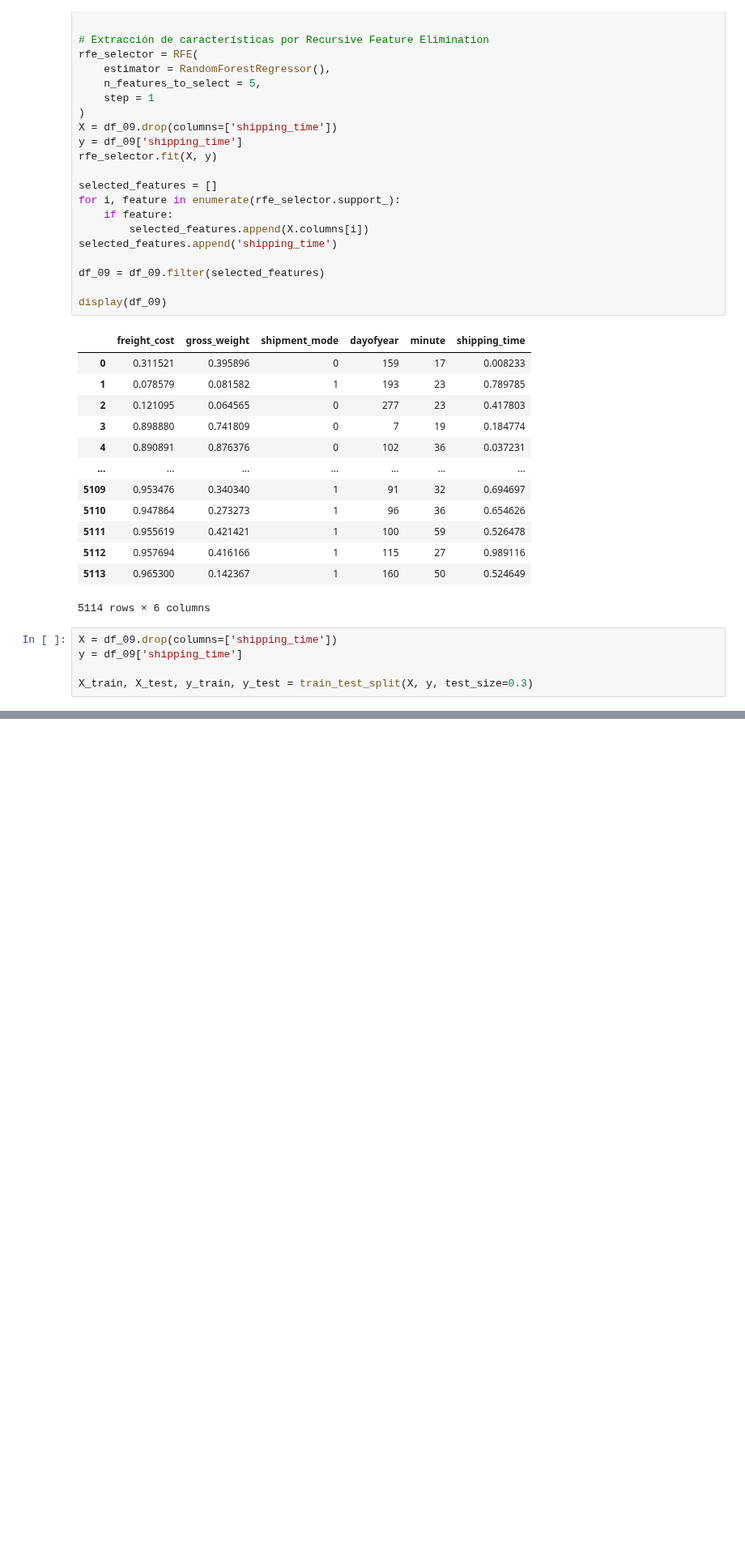
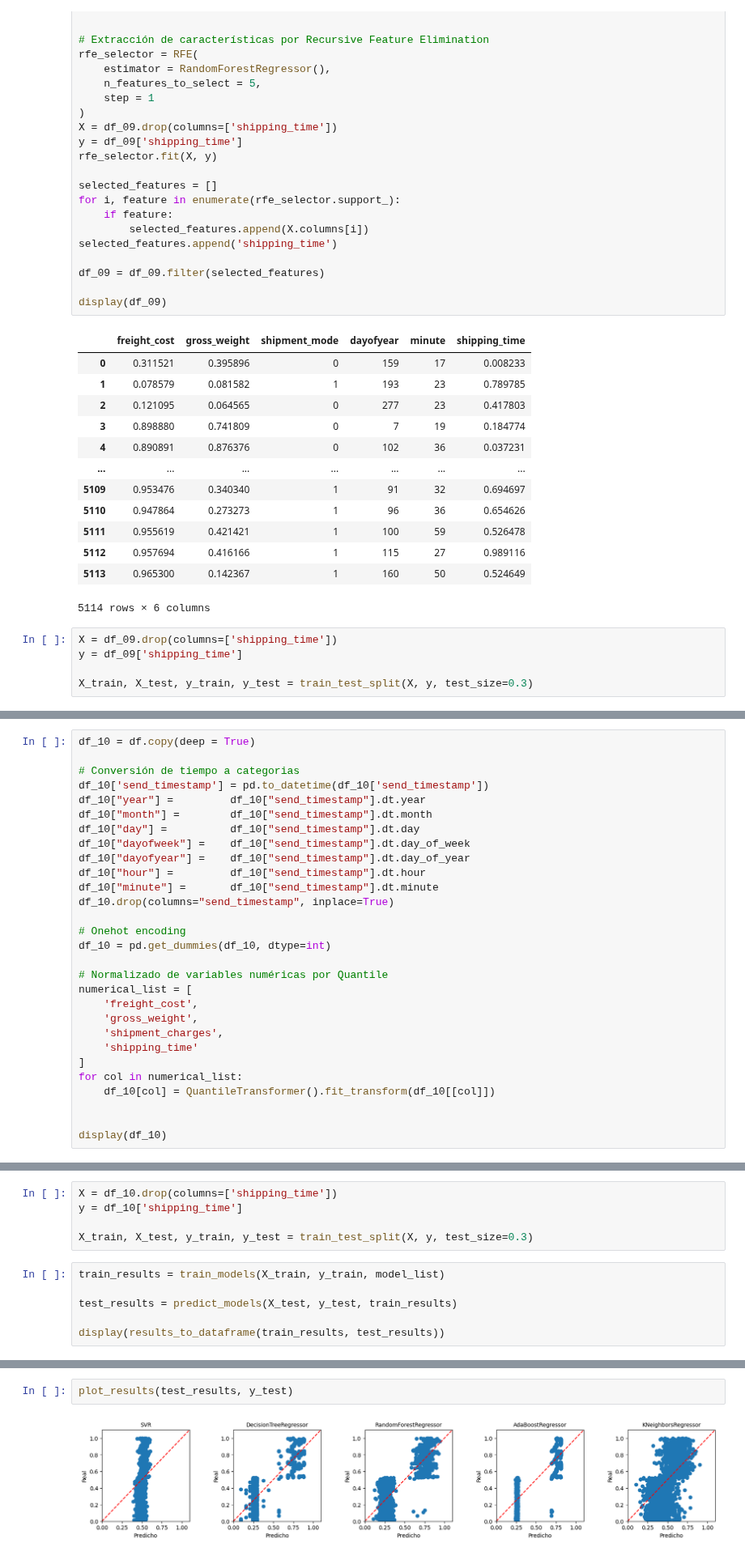
Before and after one commit to alu0101351773/TAAD_practicas, a Jupyter notebook: src/regression.ipynb, the cells around one changed output, grey strips where cells are left out. Shown at 81% size. Cells and saved outputs as stored; diff of their text form; blank space fills up the shorter version.

```diff
--- a/src/regression.ipynb
+++ b/src/regression.ipynb
@@ -816,0 +819,29 @@ plot_results(test_results, y_test)
+# %%
+df_10 = df.copy(deep = True)
+
+# Conversión de tiempo a categorias
+df_10['send_timestamp'] = pd.to_datetime(df_10['send_timestamp'])
+df_10["year"] =         df_10["send_timestamp"].dt.year
+df_10["month"] =        df_10["send_timestamp"].dt.month
+df_10["day"] =          df_10["send_timestamp"].dt.day
+df_10["dayofweek"] =    df_10["send_timestamp"].dt.day_of_week
+df_10["dayofyear"] =    df_10["send_timestamp"].dt.day_of_year
+df_10["hour"] =         df_10["send_timestamp"].dt.hour
+df_10["minute"] =       df_10["send_timestamp"].dt.minute
+df_10.drop(columns="send_timestamp", inplace=True)
+
+# Onehot encoding
+df_10 = pd.get_dummies(df_10, dtype=int)
+
+# Normalizado de variables numéricas por Quantile
+numerical_list = [
+    'freight_cost',
+    'gross_weight',
+    'shipment_charges',
+    'shipping_time'
+]
+for col in numerical_list:
+    df_10[col] = QuantileTransformer().fit_transform(df_10[[col]])
+
+
+display(df_10)
@@ -816,0 +862,11 @@ plot_results(test_results, y_test)
+# %%
+X = df_10.drop(columns=['shipping_time'])
+y = df_10['shipping_time']
+
+X_train, X_test, y_train, y_test = train_test_split(X, y, test_size=0.3)
+# %%
+train_results = train_models(X_train, y_train, model_list)
+
+test_results = predict_models(X_test, y_test, train_results)
+
+display(results_to_dataframe(train_results, test_results))
@@ -816,0 +880,4 @@ plot_results(test_results, y_test)
+# %%
+plot_results(test_results, y_test)
+# %% [output]
+[figure, added]
```
Also changed, not shown: parts of 21 cells of this notebook.
